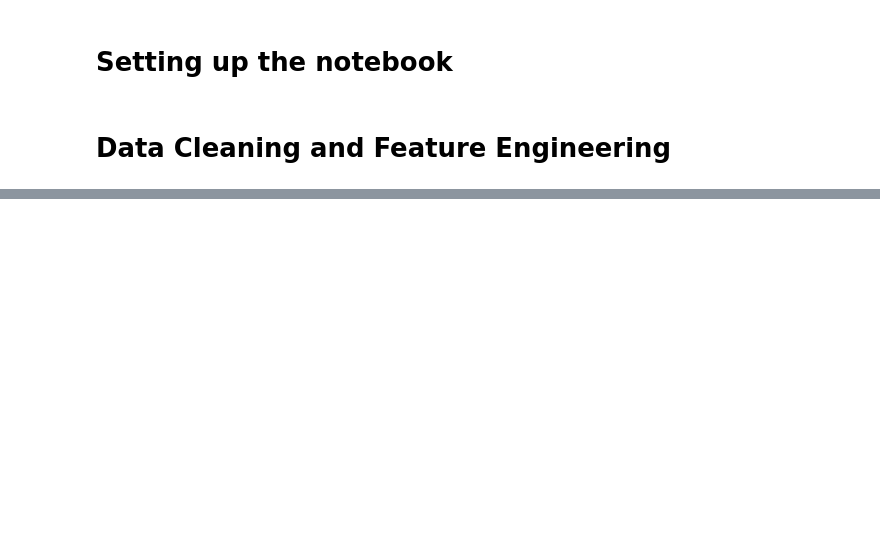
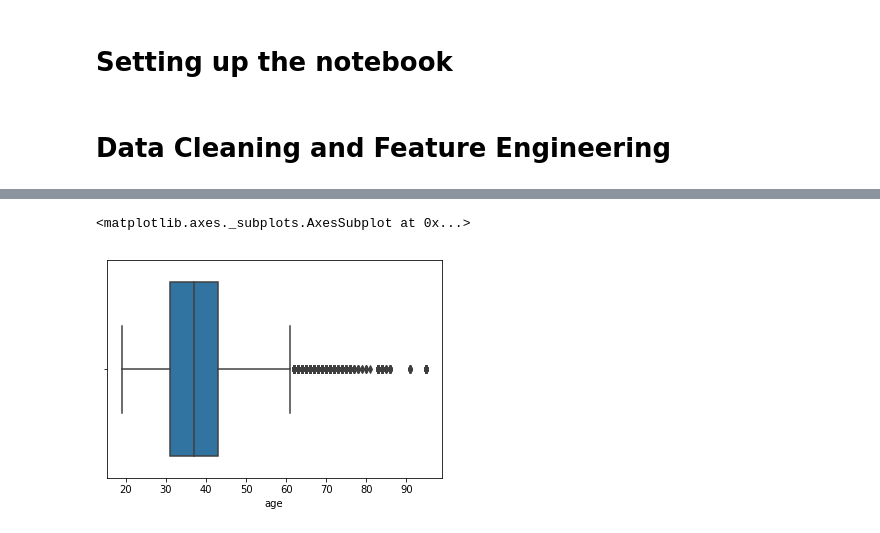
Before and after one commit to rileypredum/lyft_analysis, a Jupyter notebook: dev_df_data_cleaning.ipynb, the cells around one changed output, grey strips where cells are left out. Saved outputs shown, nothing was run; the diff lists cells and outputs as text; code cells hidden in the pictures; blank space fills up the shorter version.

```diff
--- a/dev_df_data_cleaning.ipynb
+++ b/dev_df_data_cleaning.ipynb
@@ -98,0 +128,5 @@ dev_df_with_cost.head()
+# %%
+sns.boxplot(age);
+# %% [output]
+<matplotlib.axes._subplots.AxesSubplot at 0x...>
+[figure, added]
```
Also changed, not shown: parts of 11 cells of this notebook.
